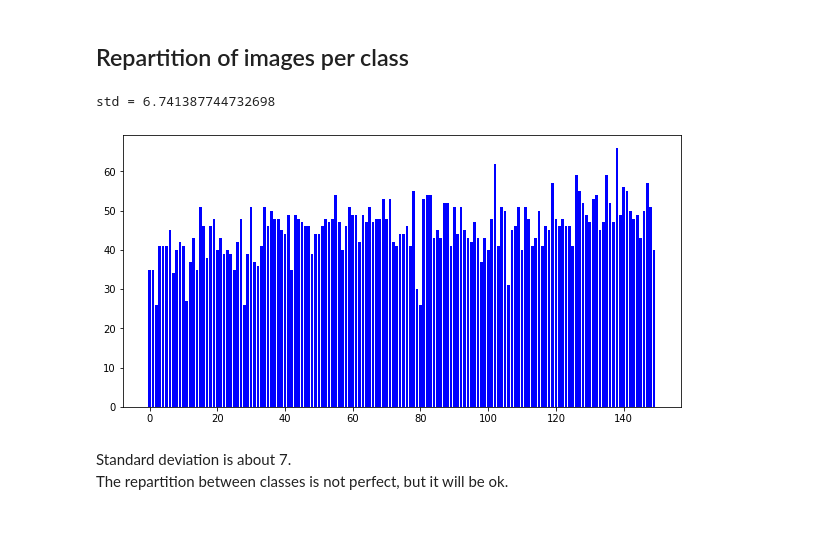
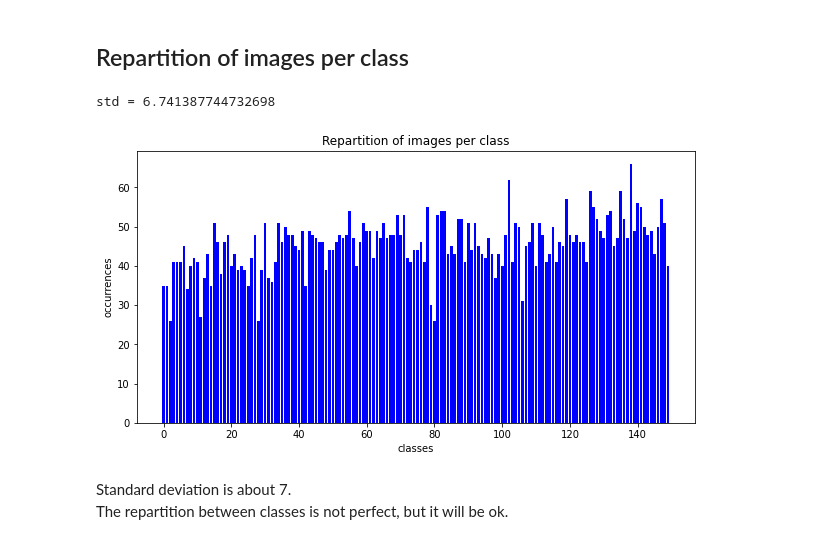
Before and after one commit to AzemaBaptiste/pokemon_classifier, a Jupyter notebook: notebooks/0_Exploration.ipynb, the cells around one changed output. Saved outputs shown, nothing was run; the diff lists cells and outputs as text; code cells hidden in the pictures.

```diff
--- a/notebooks/0_Exploration.ipynb
+++ b/notebooks/0_Exploration.ipynb
@@ -112,11 +112,14 @@ utils.show_first_img(df_pokemon)
 # %%
 counts = df_pokemon.groupby('target').size().reset_index(name="Counts")
 plt.figure(figsize=(10,5))
+plt.xlabel('classes')
+plt.ylabel('occurrences')
+plt.title('Repartition of images per class')
 plt.bar(range(len(counts)), counts['Counts'], color = 'blue')
 print('std =', df_pokemon.groupby('target').size().std())
 # %% [output]
 std = 6.741387744732698
-[figure, old version]
+[figure, new version]
 # %% [markdown]
 Standard deviation is about 7.<br>
 The repartition between classes is not perfect, but it will be ok.
```
Also changed, not shown: 39 other files.
